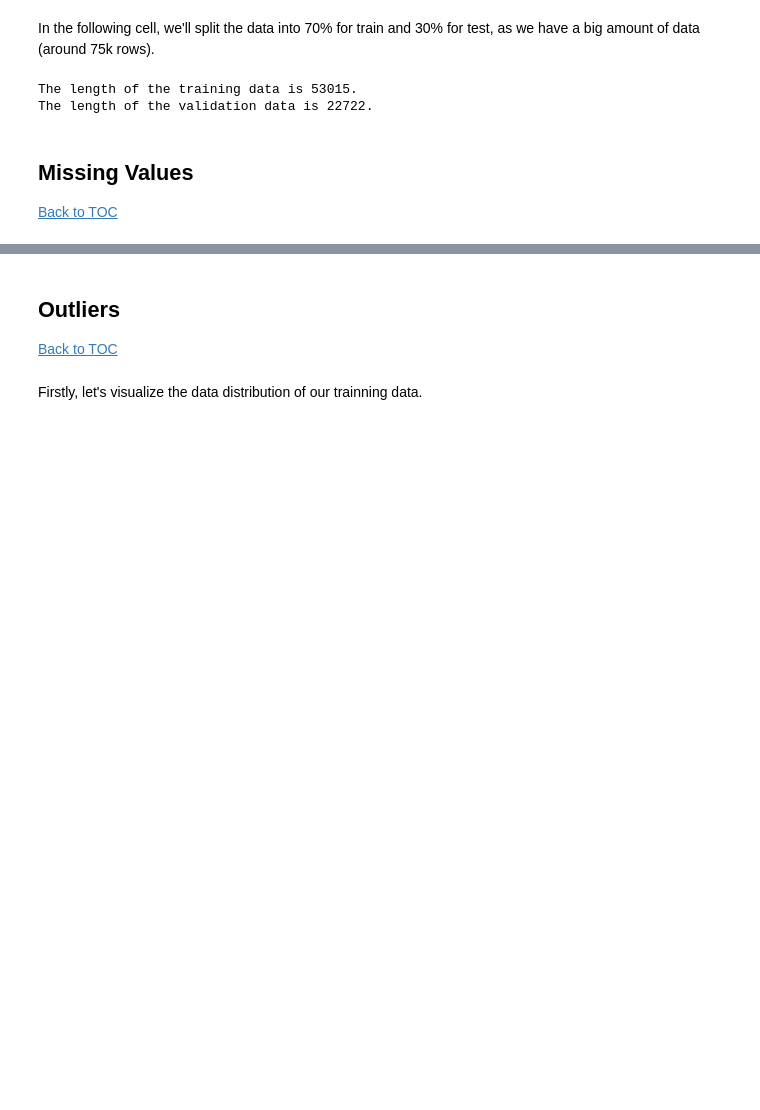
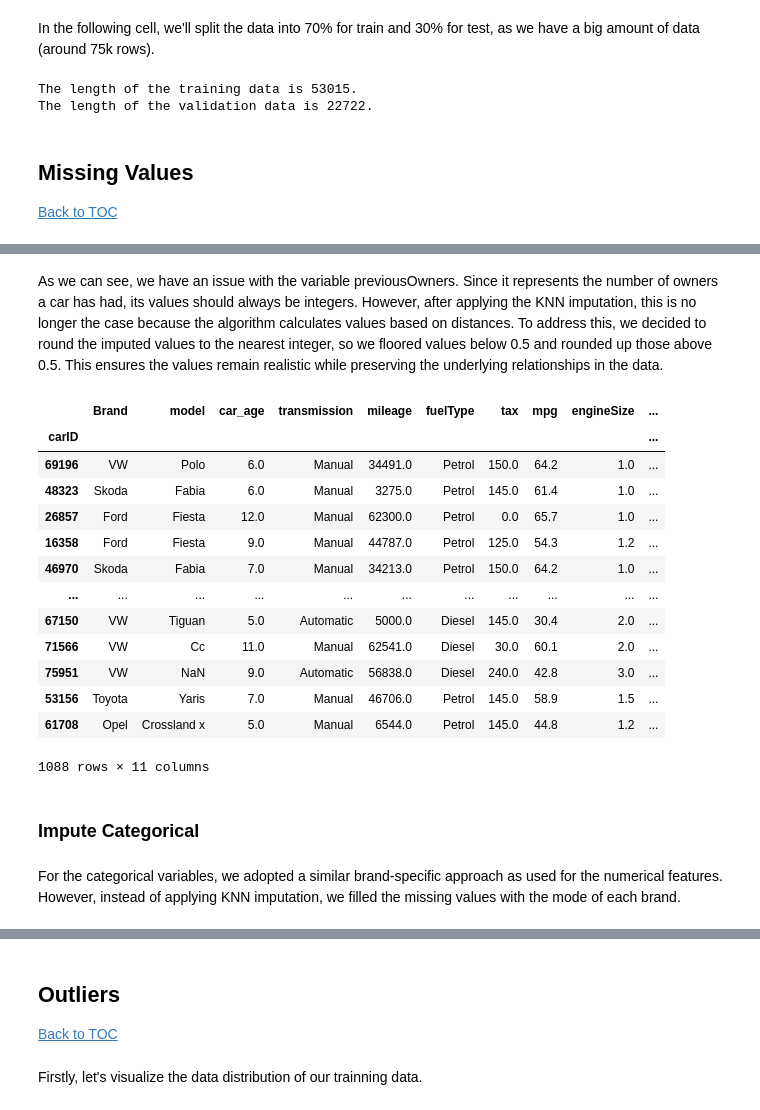
Before and after one commit to andrerangelferreira/ML_Project_Group42, a Jupyter notebook: notebooks/1.Data_preprocessing.ipynb, the cells around one changed output, grey strips where cells are left out. Drawn from its saved outputs; the diff is of its cells as text; code cells hidden in the pictures; blank space fills up the shorter version.

Commit message:
+Missing Values

```diff
--- a/notebooks/1.Data_preprocessing.ipynb
+++ b/notebooks/1.Data_preprocessing.ipynb
@@ -25,7 +25,7 @@
 # %%
 from functions import *
 # %%
-data = pd.read_csv("/Users/miguelmatos/Documents/GitHub/Machine_Learning_project/ML_Project_Group42/data/data_cleaned.csv", index_col= "carID")
+data = pd.read_csv("../data/data_cleaned.csv", index_col= "carID")
 pd.set_option("display.max_columns", None)
 # %% [markdown]
 # Data Preprocessing
@@ -143,4 +75,0 @@ non_metric_features = ["model", "transmission", "fuelType"]
-# %%
-for col in non_metric_features:
-    mode_value = X_train[col].mode()[0]
-    X_train[col] = X_train[col].fillna(mode_value)
@@ -161,0 +86,28 @@ dtype: int64
+# %%
+#Here we are scaling for each brand
+
+imputer = KNNImputer(n_neighbors=5, weights="uniform")
+
+
+imputed_list = [] #to store the imputed results
+
+
+for brand, df_brand in X_train.groupby("Brand"):
+
+    df_temporary = df_brand.copy() #so that we don't modify the original
+
+    scaler = StandardScaler() #Define the Scaler
+
+
+    scaled_data = scaler.fit_transform(df_temporary[metric_features]) #Scale an transform the data
+
+    imputed_scaled = imputer.fit_transform(scaled_data)  #Apply KNN imputer on scaled data
+
+    df_temporary[metric_features] = scaler.inverse_transform(imputed_scaled) #Reverse scaling
+
+
+    imputed_list.append(df_temporary) # Adding each dataframe to our imputed_list
+
+
+X_train_imputed = pd.concat(imputed_list, axis=0)   # Combine all brands again
+X_train_imputed = X_train_imputed.loc[X_train.index]  # restore original order
@@ -161,0 +129,20 @@ dtype: int64
+# %% [markdown]
+As we can see, we have an issue with the variable previousOwners. Since it represents the number of owners a car has had, its values should always be integers. However, after applying the KNN imputation, this is no longer the case because the algorithm calculates values based on distances.
+To address this, we decided to round the imputed values to the nearest integer, so we floored values below 0.5 and rounded up those above 0.5. This ensures the values remain realistic while preserving the underlying relationships in the data.
+# %%
+X_train_imputed[X_train_imputed["previousOwners"] % 1 !=0]
+# %% [output]
+|  | Brand | model | car_age | transmission | mileage | fuelType | tax | mpg | engineSize | ... |
+| carID |  |  |  |  |  |  |  |  |  | ... |
+| 69196 | VW | Polo | 6.0 | Manual | 34491.0 | Petrol | 150.0 | 64.2 | 1.0 | ... |
+| 48323 | Skoda | Fabia | 6.0 | Manual | 3275.0 | Petrol | 145.0 | 61.4 | 1.0 | ... |
+| 26857 | Ford | Fiesta | 12.0 | Manual | 62300.0 | Petrol | 0.0 | 65.7 | 1.0 | ... |
+| 16358 | Ford | Fiesta | 9.0 | Manual | 44787.0 | Petrol | 125.0 | 54.3 | 1.2 | ... |
+| 46970 | Skoda | Fabia | 7.0 | Manual | 34213.0 | Petrol | 150.0 | 64.2 | 1.0 | ... |
+| ... | ... | ... | ... | ... | ... | ... | ... | ... | ... | ... |
+| 67150 | VW | Tiguan | 5.0 | Automatic | 5000.0 | Diesel | 145.0 | 30.4 | 2.0 | ... |
+| 71566 | VW | Cc | 11.0 | Manual | 62541.0 | Diesel | 30.0 | 60.1 | 2.0 | ... |
+| 75951 | VW | NaN | 9.0 | Automatic | 56838.0 | Diesel | 240.0 | 42.8 | 3.0 | ... |
+| 53156 | Toyota | Yaris | 7.0 | Manual | 46706.0 | Petrol | 145.0 | 58.9 | 1.5 | ... |
+| 61708 | Opel | Crossland x | 5.0 | Manual | 6544.0 | Petrol | 145.0 | 44.8 | 1.2 | ... |
+1088 rows × 11 columns
@@ -161,0 +151,5 @@ dtype: int64
+# %% [markdown]
+### Impute Categorical
+# %% [markdown]
+For the categorical variables, we adopted a similar brand-specific approach as used for the numerical features.
+However, instead of applying KNN imputation, we filled the missing values with the mode of each brand.
```
Also changed, not shown: parts of 35 cells of this notebook, 6 other files.
